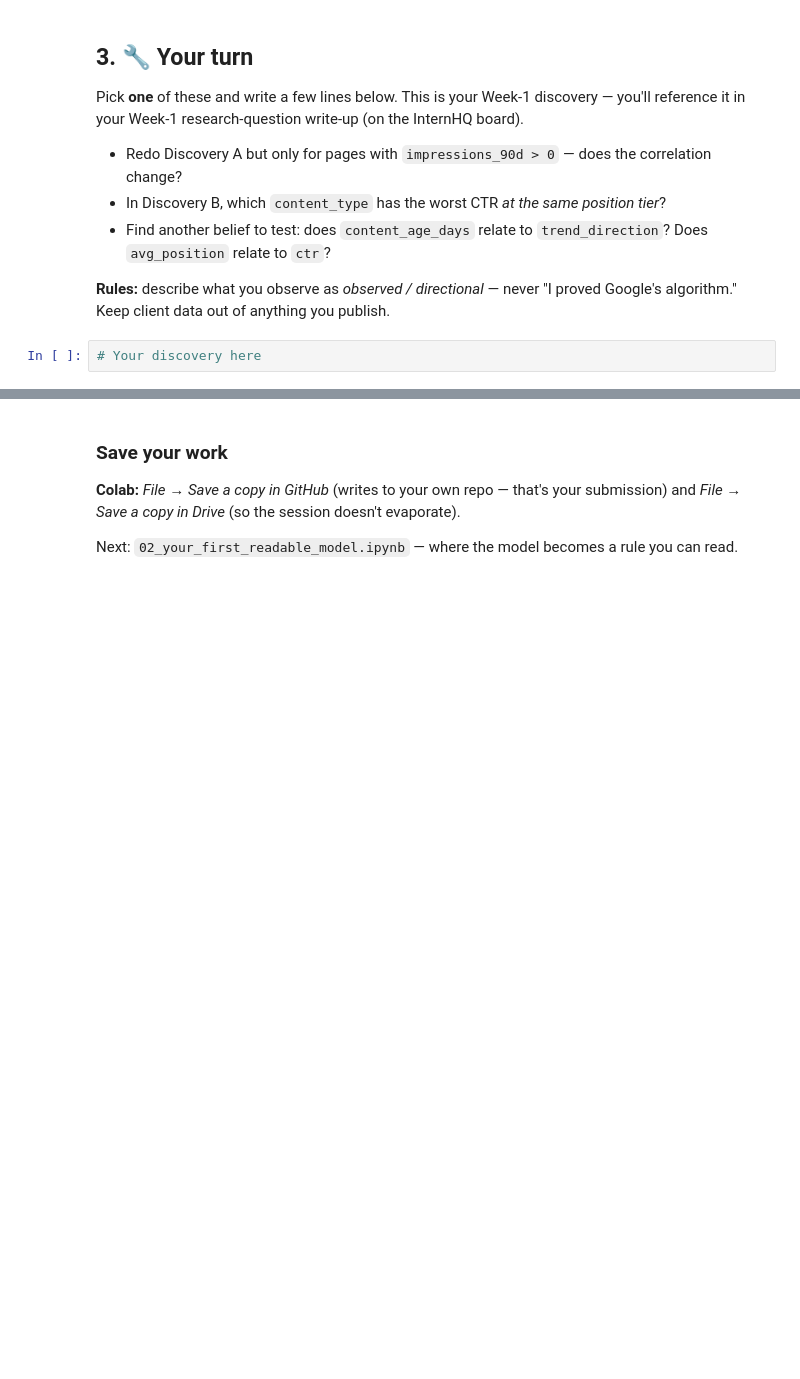
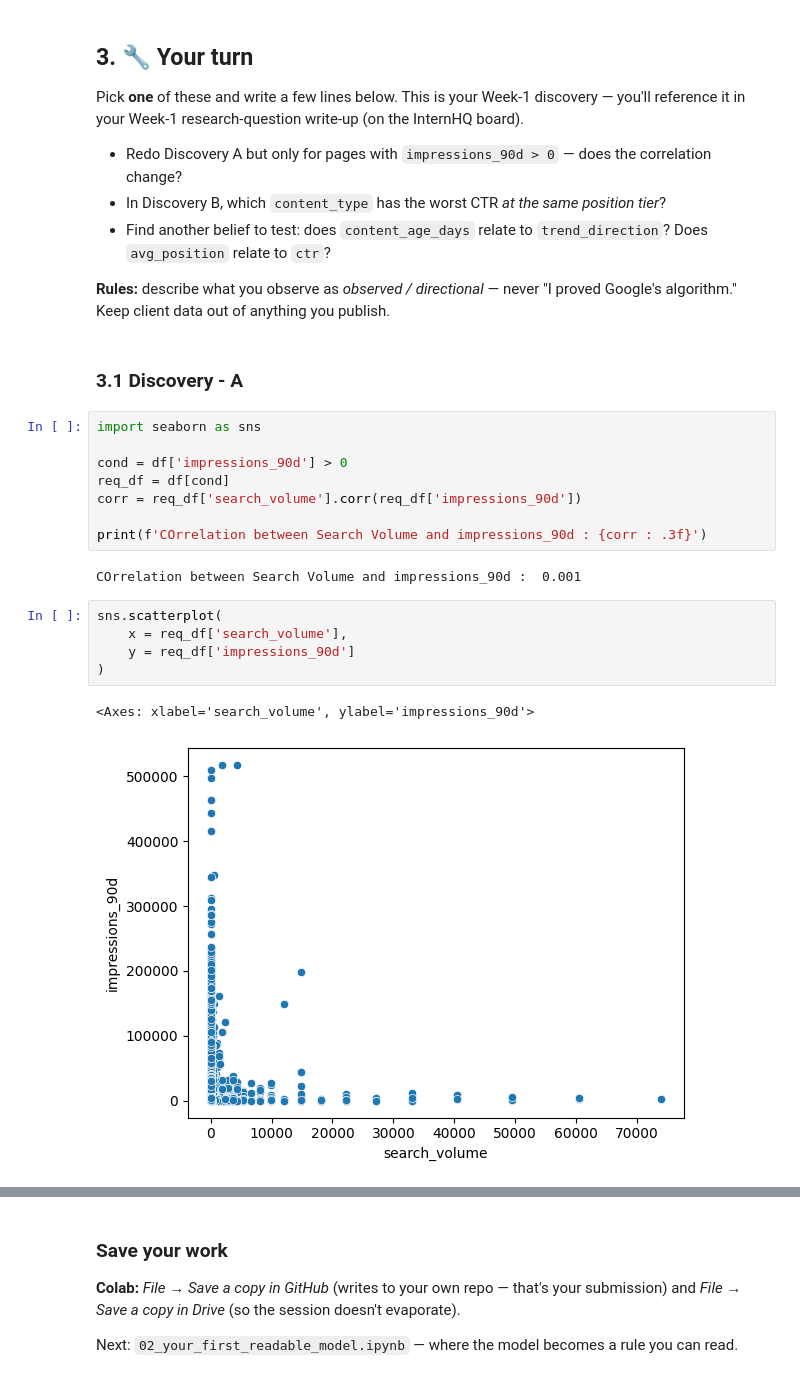
Before and after one commit to codecaller/flyrank-internship, a Jupyter notebook: notebooks/01_first_look_and_discovery.ipynb, the cells around one changed output, grey strips where cells are left out. Cells and saved outputs as stored; diff of their text form; blank space fills up the shorter version.

```diff
--- a/notebooks/01_first_look_and_discovery.ipynb
+++ b/notebooks/01_first_look_and_discovery.ipynb
@@ -97,5 +151,23 @@ Pick **one** of these and write a few lines below. This is your Week-1 discovery
 - Find another belief to test: does `content_age_days` relate to `trend_direction`? Does `avg_position` relate to `ctr`?
 
 **Rules:** describe what you observe as *observed / directional* — never "I proved Google's algorithm." Keep client data out of anything you publish.
-# %%
-# Your discovery here
+# %% [markdown]
+### 3.1 Discovery - A
+# %%
+import seaborn as sns
+
+cond = df['impressions_90d'] > 0
+req_df = df[cond]
+corr = req_df['search_volume'].corr(req_df['impressions_90d'])
+
+print(f'COrrelation between Search Volume and impressions_90d : {corr : .3f}')
+# %% [output]
+COrrelation between Search Volume and impressions_90d :  0.001
+# %%
+sns.scatterplot(
+    x = req_df['search_volume'],
+    y = req_df['impressions_90d']
+)
+# %% [output]
+<Axes: xlabel='search_volume', ylabel='impressions_90d'>
+[figure, added]
```
Also changed, not shown: parts of 8 cells of this notebook.
